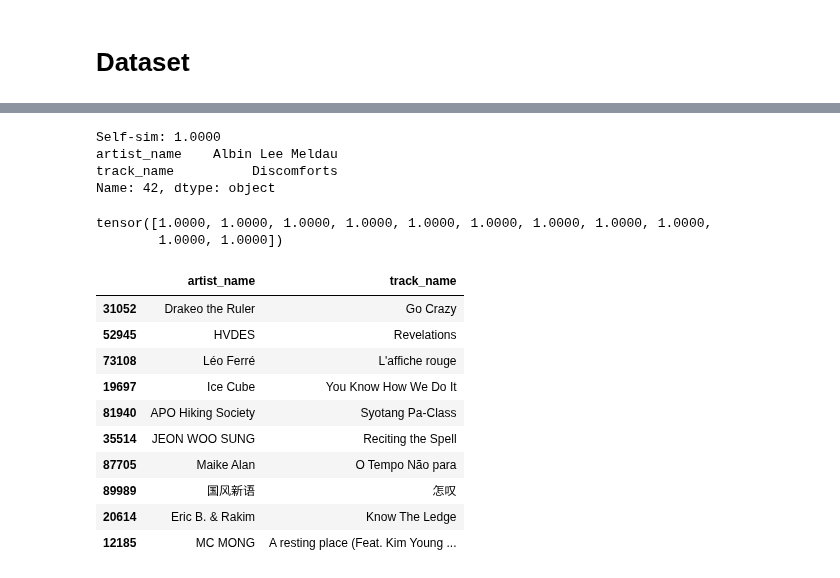
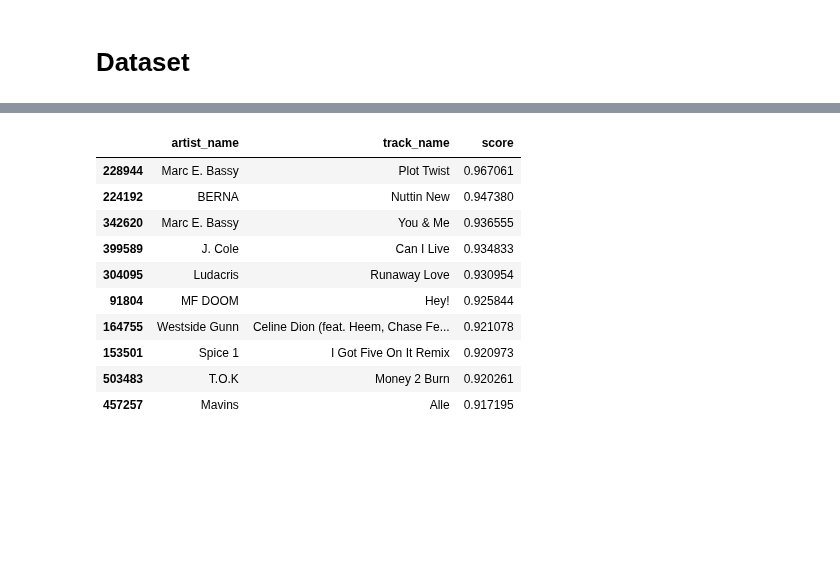
Before and after one commit to peppedilillo/toposonico, a Jupyter notebook: notebooks/08_training.ipynb, the cells around one changed output, grey strips where cells are left out. Cells and saved outputs as stored; diff of their text form; code cells hidden in the pictures; blank space fills up the shorter version.

Commit message:
Finally, a working recommender
Got it!! The base logic for the recommender is in place and seems to be
working.

```diff
--- a/notebooks/08_training.ipynb
+++ b/notebooks/08_training.ipynb
@@ -398,0 +337,10 @@ def get_loss(weights=None) -> Callable:
+# %%
+from torch.utils.data import DataLoader
+from torch import optim
+
+
+print("Creating dataloaders..")
+train_dataset = TrackDataset(dft, label2idx, genre2idx, len(df["album_type"].cat.categories))
+valid_dataset = TrackDataset(dfv, label2idx, genre2idx, len(df["album_type"].cat.categories))
+train = DataLoader(train_dataset, batch_size=512, shuffle=True, num_workers=20, pin_memory=True, collate_fn=collate_fn)
+valid = DataLoader(valid_dataset, batch_size=512, num_workers=20, pin_memory=True, collate_fn=collate_fn)
@@ -550,52 +486,0 @@ plot_training_results(history)
-# %%
-df_indexed = df.reset_index(drop=True)
-
-inference_dataset = TrackDataset(df_indexed, label2idx, genre2idx)
-inference_loader = DataLoader(
-    inference_dataset,
-    batch_size=1024,
-    shuffle=False,  # critical!
-    num_workers=20,
-    pin_memory=True,
-    collate_fn=collate_fn
-)
-
-Z = get_all_embeddings(model, inference_loader, device)
-# %%
-idx = 42
-sim = F.cosine_similarity(Z[idx].unsqueeze(0), Z)
-print(f"Self-sim: {sim[idx]:.4f}")  # expect 1.0000
-print(df_indexed.iloc[idx][["artist_name", "track_name"]])
-# %% [output]
-Self-sim: 1.0000
-artist_name    Albin Lee Meldau
-track_name          Discomforts
-Name: 42, dtype: object
-# %%
-def recommend(artist, track, n=10):
-    match = df_indexed[(df_indexed["artist_name"] == artist) & (df_indexed["track_name"] == track)]
-    if match.empty:
-        return "Track not found."
-
-    idx = match.index[0]  # Already positional since we reset_index(drop=True)
-    query_vec = Z[idx].unsqueeze(0)
-    sim = F.cosine_similarity(query_vec, Z)
-    scores, top_indices = torch.topk(sim, k=n+1)
-    print(scores)
-    return df_indexed.iloc[top_indices[1:].cpu()][["artist_name", "track_name"]]
-
-recommend("Radiohead", "Creep")
-# %% [output]
-tensor([1.0000, 1.0000, 1.0000, 1.0000, 1.0000, 1.0000, 1.0000, 1.0000, 1.0000,
-        1.0000, 1.0000])
-|  | artist_name | track_name |
-| 31052 | Drakeo the Ruler | Go Crazy |
-| 52945 | HVDES | Revelations |
-| 73108 | Léo Ferré | L'affiche rouge |
-| 19697 | Ice Cube | You Know How We Do It |
-| 81940 | APO Hiking Society | Syotang Pa-Class |
-| 35514 | JEON WOO SUNG | Reciting the Spell |
-| 87705 | Maike Alan | O Tempo Não para |
-| 89989 | 国风新语 | 怎叹 |
-| 20614 | Eric B. & Rakim | Know The Ledge |
-| 12185 | MC MONG | A resting place (Feat. Kim Young ... |
@@ -601,0 +531,14 @@ tensor([1.0000, 1.0000, 1.0000, 1.0000, 1.0000, 1.0000, 1.0000, 1.0000, 1.0000,
+# %%
+recommend("MF DOOM", "Hoe Cakes", 10)
+# %% [output]
+|  | artist_name | track_name | score |
+| 228944 | Marc E. Bassy | Plot Twist | 0.967061 |
+| 224192 | BERNA | Nuttin New | 0.947380 |
+| 342620 | Marc E. Bassy | You & Me | 0.936555 |
+| 399589 | J. Cole | Can I Live | 0.934833 |
+| 304095 | Ludacris | Runaway Love | 0.930954 |
+| 91804 | MF DOOM | Hey! | 0.925844 |
+| 164755 | Westside Gunn | Celine Dion (feat. Heem, Chase Fe... | 0.921078 |
+| 153501 | Spice 1 | I Got Five On It Remix | 0.920973 |
+| 503483 | T.O.K | Money 2 Burn | 0.920261 |
+| 457257 | Mavins | Alle | 0.917195 |
```
Also changed, not shown: parts of 33 cells of this notebook.
